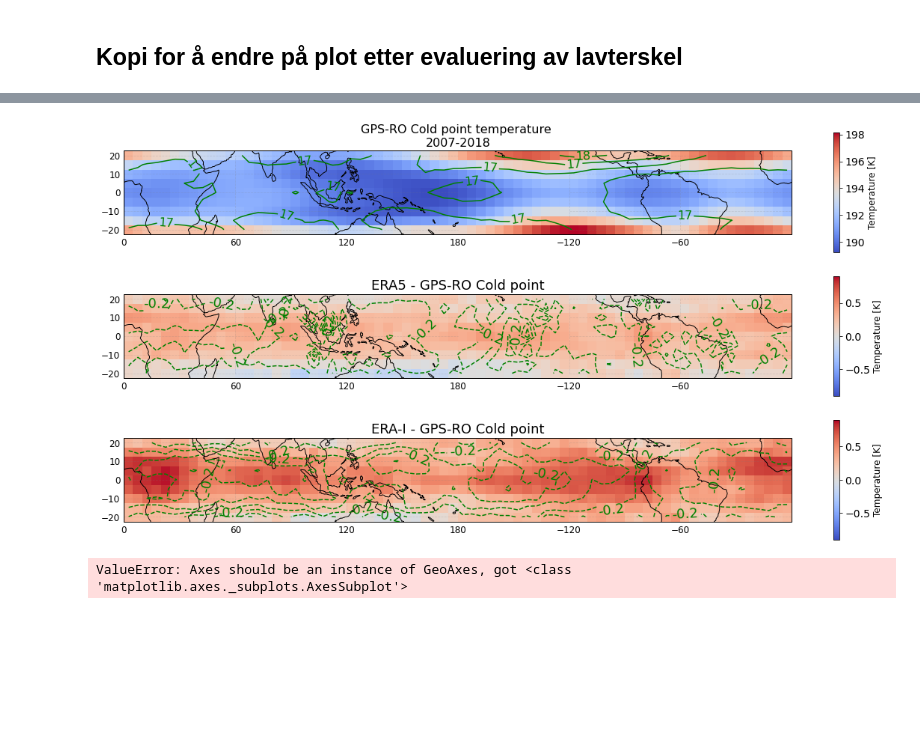
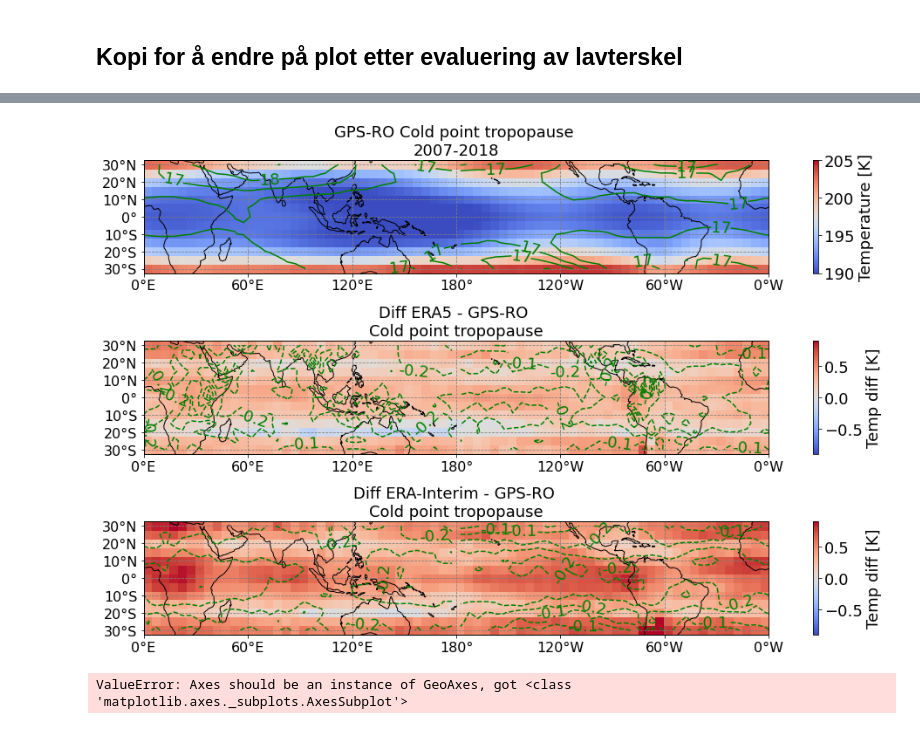
Before and after one commit to johanmeh/master, a Jupyter notebook: remap/regird_map_height-Copy1.ipynb, the cells around one changed output, grey strips where cells are left out. Cells and saved outputs as stored; diff of their text form; code cells hidden in the pictures; blank space fills up the shorter version.

```diff
--- a/remap/regird_map_height-Copy1.ipynb
+++ b/remap/regird_map_height-Copy1.ipynb
@@ -14,7 +14,7 @@ import plot_func as f
 %load_ext autoreload
 %autoreload 2
 # %%
-path = '/Users/johannemehren/Desktop/filer/'
+path = '/Users/johannemehren/filer/'
 ds = xr.open_dataset(path +'gridfile_test.nc')
 ds2 = xr.open_dataset(path + 'erai_regrid_5x5.nc')
 obs = xr.open_dataset(path + '/GPS-RO__CP_LR_5x5_2007-2018.nc')
@@ -25,7 +25,7 @@ ds2_slice_mm = ds2.sel(lat=slice(-20,20), time=slice('2007-12-01', '2018-11-30')
 # %%
-ds_slice = ds.sel(lat=slice(-20,20), time=slice('2007-01-01', '2018-12-31'))
-obs_slice = obs.sel(lat = slice(-20,20))
-ds2_slice = ds2.sel(lat=slice(-20,20), time=slice('2007-01-01', '2018-12-31'))
+ds_slice = ds.sel(lat=slice(-30,30), time=slice('2007-01-01', '2018-12-31'))
+obs_slice = obs.sel(lat = slice(-30,30))
+ds2_slice = ds2.sel(lat=slice(-30,30), time=slice('2007-01-01', '2018-12-31'))
 # %%
 obs_mon = obs_slice.resample(time='M').mean()
 # %%
@@ -80,12 +59,13 @@ d2_cpt = ds2_slice.ctpt[:,:,:].mean(axis=0)-obs_mon.CP_T[:,:,:].mean(axis=0)
 obs_mean_cpz = obs_mon.CP_z[:,:,:].mean(axis=0)
 obs_mean_cpt = obs_mon.CP_T[:,:,:].mean(axis=0)
 # %%
-f2 = f.three_plot_contour(obs_mean_cpt, obs_mean_cpz, d_cpt, d_cpz, d2_cpt, d2_cpz, 'GPS-RO Cold point temperature \n2007-2018',
-                'ERA5 - GPS-RO Cold point', 'ERA-I - GPS-RO Cold point', vmin=-0.9, vmax=0.9)
+f2 = f.three_plot_contour(obs_mean_cpt, obs_mean_cpz, d_cpt, d_cpz, d2_cpt, d2_cpz, 'GPS-RO Cold point tropopause \n2007-2018',
+                'Diff ERA5 - GPS-RO \nCold point tropopause',
+                          'Diff ERA-Interim - GPS-RO \nCold point tropopause', vmin=-0.9, vmax=0.9)
 
-#f2.savefig('CP_mean_zt.png')
+#f2.savefig('CP_mean_zt.png', dpi=1000)
 # %% [output]
-[figure, old version]
+[figure, new version]
 # %%
 d1 = era5_mm.ctpt[:,:,:] - obs_mm.CP_T[:,:,:]
 ss1 = d1.plot.pcolormesh('lon', 'lat', col='month', col_wrap=4,
```
Also changed, not shown: parts of 3 cells of this notebook, 56 other files.
